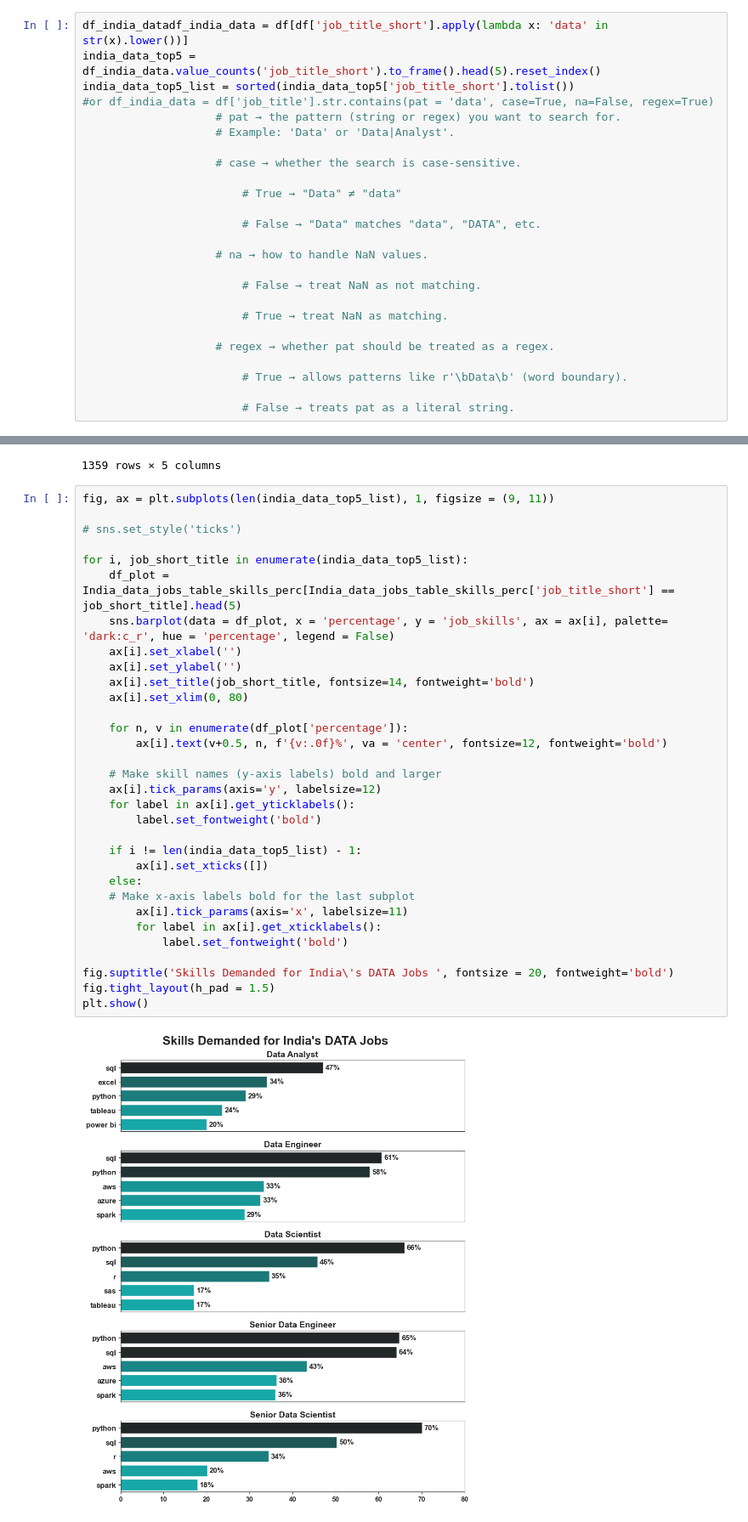
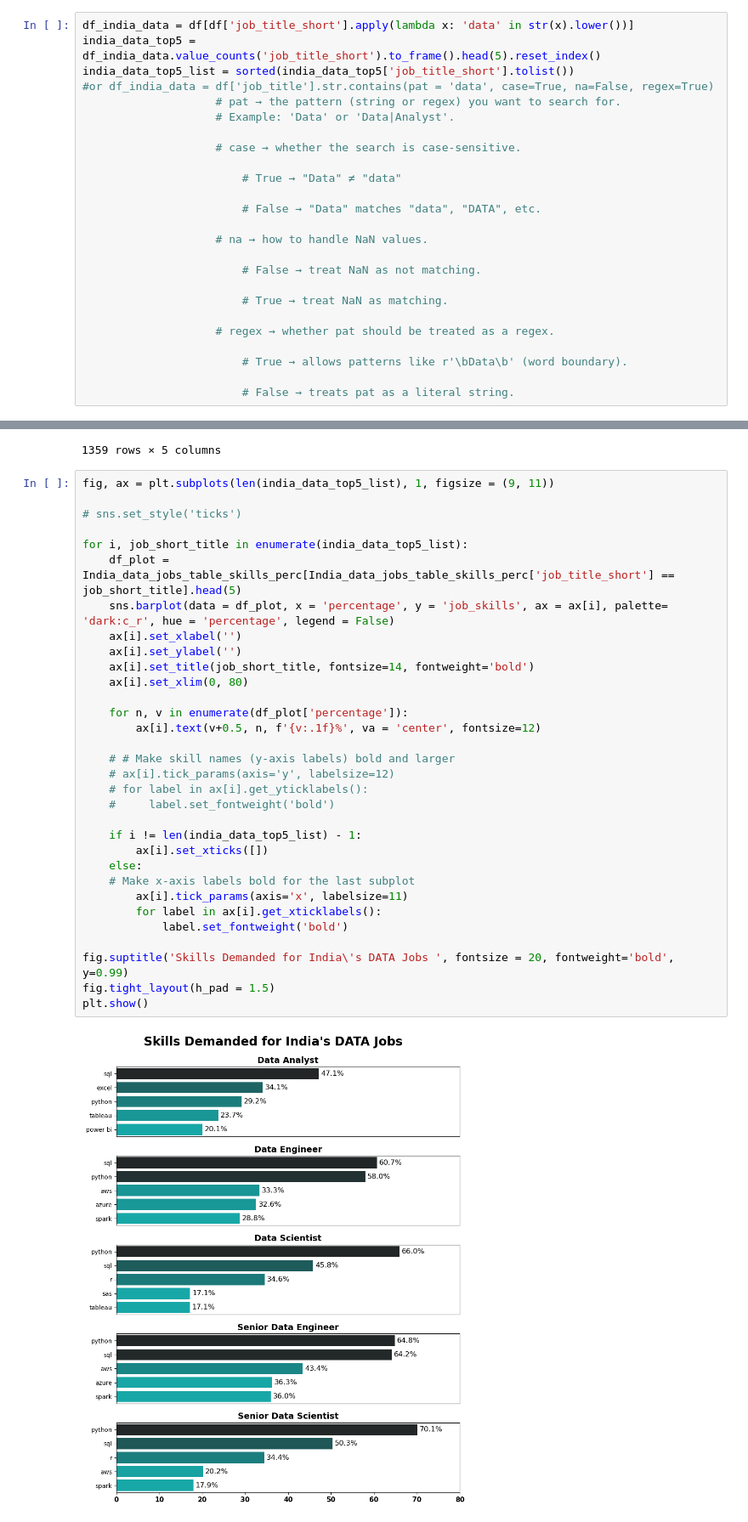
Before and after one commit to omveere0008/Python_project1, a Jupyter notebook: Most_Demanded_Skills.ipynb, the cells around one changed output, grey strips where cells are left out. Shown at 85% size. Drawn from its saved outputs; the diff is of its cells as text.

Commit message:
made changes in final visualisation image

```diff
--- a/Most_Demanded_Skills.ipynb
+++ b/Most_Demanded_Skills.ipynb
@@ -24,7 +24,7 @@ for col in ['job_skills', 'job_type_skills']:
 # %%
 df_india = df[df['job_country'] == 'India']
 # %%
-df_india_datadf_india_data = df[df['job_title_short'].apply(lambda x: 'data' in str(x).lower())]
+df_india_data = df[df['job_title_short'].apply(lambda x: 'data' in str(x).lower())]
 india_data_top5 = df_india_data.value_counts('job_title_short').to_frame().head(5).reset_index()
 india_data_top5_list = sorted(india_data_top5['job_title_short'].tolist())
 #or df_india_data = df['job_title'].str.contains(pat = 'data', case=True, na=False, regex=True)
@@ -120,34 +120,34 @@ India_data_jobs_table_skills_perc
 # %%
 fig, ax = plt.subplots(len(india_data_top5_list), 1, figsize = (9, 11))
 
 # sns.set_style('ticks')
 
 for i, job_short_title in enumerate(india_data_top5_list):
     df_plot = India_data_jobs_table_skills_perc[India_data_jobs_table_skills_perc['job_title_short'] == job_short_title].head(5)
     sns.barplot(data = df_plot, x = 'percentage', y = 'job_skills', ax = ax[i], palette= 'dark:c_r', hue = 'percentage', legend = False)
     ax[i].set_xlabel('')
     ax[i].set_ylabel('')
     ax[i].set_title(job_short_title, fontsize=14, fontweight='bold')
     ax[i].set_xlim(0, 80)
 
     for n, v in enumerate(df_plot['percentage']):
-        ax[i].text(v+0.5, n, f'{v:.0f}%', va = 'center', fontsize=12, fontweight='bold')
+        ax[i].text(v+0.5, n, f'{v:.1f}%', va = 'center', fontsize=12)
 
-    # Make skill names (y-axis labels) bold and larger
-    ax[i].tick_params(axis='y', labelsize=12)
-    for label in ax[i].get_yticklabels():
-        label.set_fontweight('bold')
+    # # Make skill names (y-axis labels) bold and larger
+    # ax[i].tick_params(axis='y', labelsize=12)
+    # for label in ax[i].get_yticklabels():
+    #     label.set_fontweight('bold')
 
     if i != len(india_data_top5_list) - 1:
         ax[i].set_xticks([])
     else:
     # Make x-axis labels bold for the last subplot
         ax[i].tick_params(axis='x', labelsize=11)
         for label in ax[i].get_xticklabels():
             label.set_fontweight('bold')
 
-fig.suptitle('Skills Demanded for India\'s DATA Jobs ', fontsize = 20, fontweight='bold')
+fig.suptitle('Skills Demanded for India\'s DATA Jobs ', fontsize = 20, fontweight='bold', y=0.99)
 fig.tight_layout(h_pad = 1.5)
 plt.show()
 # %% [output]
-[figure, old version]
+[figure, new version]
```
Also changed, not shown: parts of 1 cell of this notebook, 1 other file.
